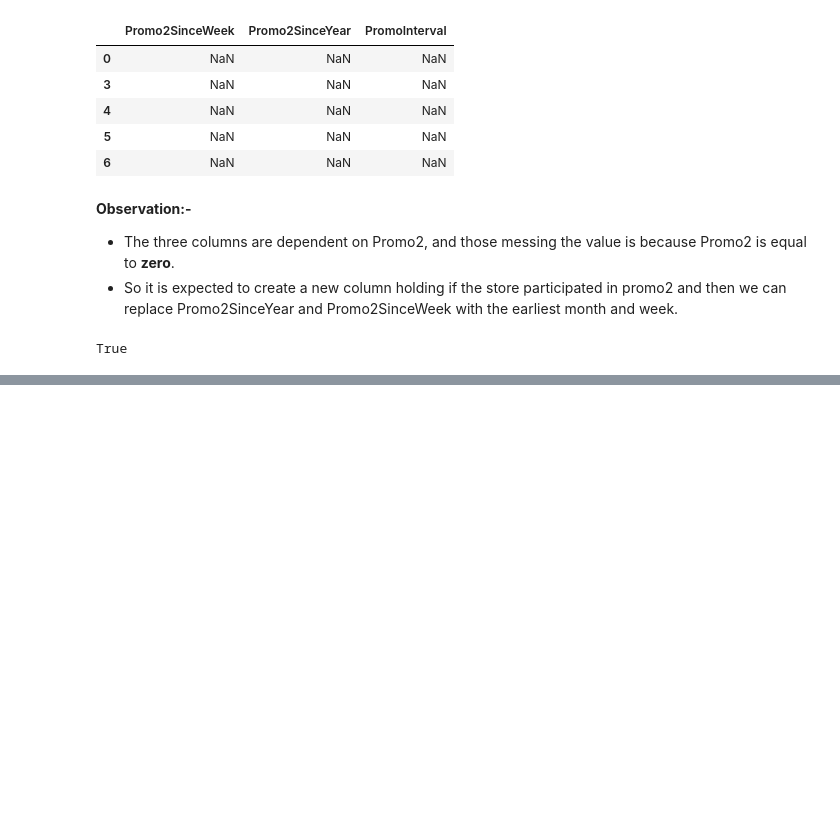
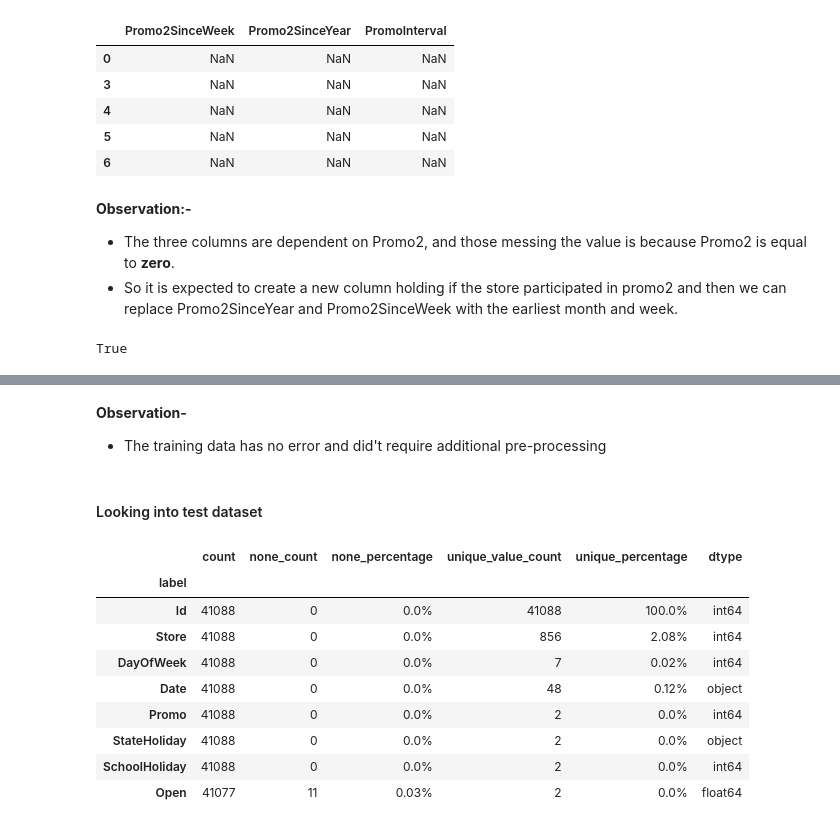
Before and after one commit to tamilselvanarjun/pharma_sales_pridiction, a Jupyter notebook: notebooks/EDA.ipynb, the cells around one changed output, grey strips where cells are left out. Cells and saved outputs as stored; diff of their text form; code cells hidden in the pictures; blank space fills up the shorter version.

```diff
--- a/notebooks/EDA.ipynb
+++ b/notebooks/EDA.ipynb
@@ -207,0 +297,19 @@ stored_df['Promo2SinceYear'] = stored_df['CompetitionOpenSinceYear'].fillna(0)
+# %% [markdown]
+**Observation-**
+- The training data has no error and did't require additional pre-processing
+# %% [markdown]
+#### Looking into test dataset
+# %%
+test_overview = Df_Overview(test_df)
+test_overview.getOverview()
+# %% [output]
+|  | count | none_count | none_percentage | unique_value_count | unique_percentage | dtype |
+| label |  |  |  |  |  |  |
+| Id | 41088 | 0 | 0.0% | 41088 | 100.0% | int64 |
+| Store | 41088 | 0 | 0.0% | 856 | 2.08% | int64 |
+| DayOfWeek | 41088 | 0 | 0.0% | 7 | 0.02% | int64 |
+| Date | 41088 | 0 | 0.0% | 48 | 0.12% | object |
+| Promo | 41088 | 0 | 0.0% | 2 | 0.0% | int64 |
+| StateHoliday | 41088 | 0 | 0.0% | 2 | 0.0% | object |
+| SchoolHoliday | 41088 | 0 | 0.0% | 2 | 0.0% | int64 |
+| Open | 41077 | 11 | 0.03% | 2 | 0.0% | float64 |
```
Also changed, not shown: parts of 14 cells of this notebook.
